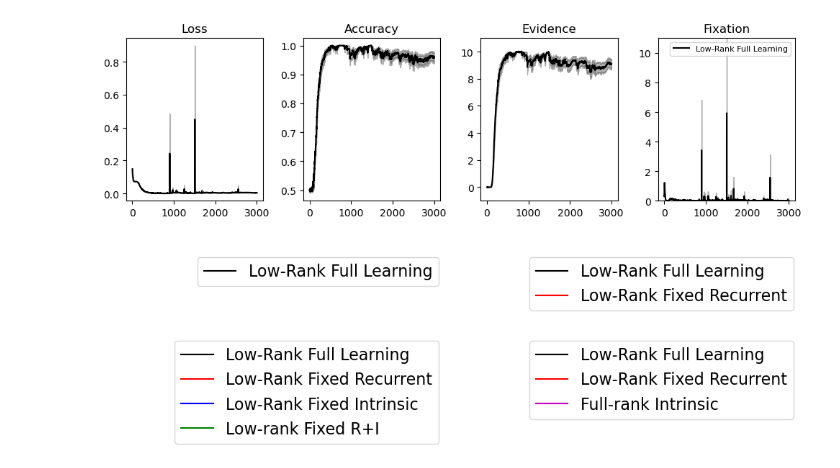
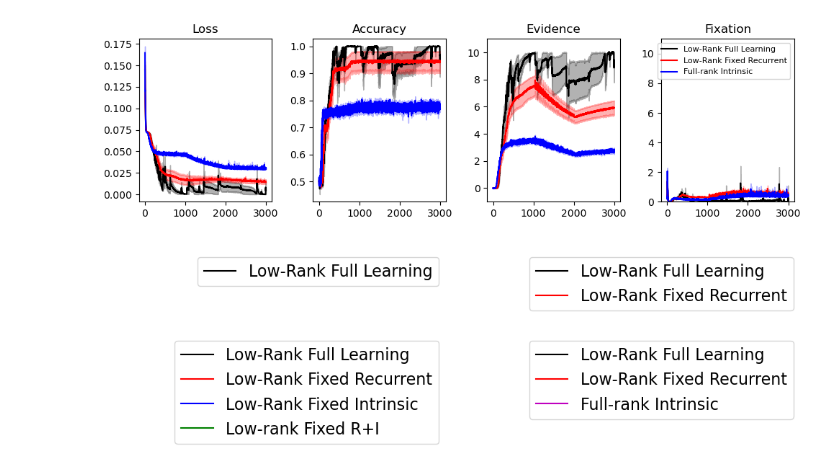
Before and after one commit to landoskape/mcn2024-psets, a Jupyter notebook: intrinsic-excitability/perturb.ipynb, the cells around one changed output. Drawn from its saved outputs; the diff is of its cells as text; code cells hidden in the pictures.

```diff
--- a/intrinsic-excitability/perturb.ipynb
+++ b/intrinsic-excitability/perturb.ipynb
@@ -28,10 +28,17 @@ edges = create_cdf_proportional_bins(30, std_dev=1, range_multiplier=2.5)
 centers = (edges[1:] + edges[:-1]) / 2
 # %%
 # Comparison of performance across different run types
-jobs = [43, 44, 45, 46, 47]
-names = ["Low-Rank Full Learning", "Low-Rank Fixed Recurrent", "Low-Rank Fixed Intrinsic", "Low-rank Fixed R+I", "Full-rank Intrinsic"]
-scale = [1, 1, 1, 1, 0.5]
-keepjob = [True, False, False, False, False]
+# jobs = [43, 44, 45, 46, 47]
+# names = ["Low-Rank Full Learning", "Low-Rank Fixed Recurrent", "Low-Rank Fixed Intrinsic", "Low-rank Fixed R+I", "Full-rank Intrinsic"]
+# scale = [1, 1, 1, 1, 0.5]
+# keepjob = [True, False, False, False, False]
+
+jobs = [48, 49, 50]
+names = ["Low-Rank Full Learning", "Low-Rank Fixed Recurrent", "Full-rank Intrinsic"]
+scale = [1, 1, 0.5]
+keepjob = [True, True, True]
+
+
 figure_name = "LearningComparison"
 include_suffix = "_".join(["T" if keep else "F" for keep in keepjob])
 
@@ -59,35 +66,35 @@ for ii in range(len(jobs)):
     amean = accuracy[ii].mean(dim=0)
     ase = accuracy[ii].std(dim=0) / np.sqrt(accuracy[ii].size(0))
     emean = evidence[ii].mean(dim=0)
     ese = evidence[ii].std(dim=0) / np.sqrt(evidence[ii].size(0))
     fmean = fixation[ii].mean(dim=0)
     fse = fixation[ii].std(dim=0) / np.sqrt(fixation[ii].size(0))
     ax[0].plot(xepochs, lmean, color=cols[ii], label=names[ii])
     ax[0].fill_between(xepochs, lmean - lse, lmean + lse, color=cols[ii], alpha=0.3)
     ax[1].plot(xepochs, amean, color=cols[ii], label=names[ii])
     ax[1].fill_between(xepochs, amean - ase, amean + ase, color=cols[ii], alpha=0.3)
     ax[2].plot(xepochs, emean, color=cols[ii], label=names[ii])
     ax[2].fill_between(xepochs, emean - ese, emean + ese, color=cols[ii], alpha=0.3)
     ax[3].plot(xepochs, fmean, color=cols[ii], label=names[ii])
     ax[3].fill_between(xepochs, fmean - fse, fmean + fse, color=cols[ii], alpha=0.3)
 
 ax[0].set_title("Loss")
 # ax[0].set_ylim(0, 0.1)
 # ax[0].set_yscale('log')
 ax[1].set_title("Accuracy")
 
 
 ax[2].set_title("Evidence")
 ax[2].set_ylim(-1, 11)
 
 ax[3].set_title("Fixation")
 ax[3].set_ylim(0, 11)
 ax[3].legend(fontsize=8)
 
-plt.savefig(f"../project/{figure_name}_{include_suffix}")
+# plt.savefig(f"../project/{figure_name}_{include_suffix}")
 plt.show()
 # %% [output]
-[figure, old version]
+[figure, new version]
 # %%
 names = ["Low-Rank Full Learning", "Low-Rank Fixed Recurrent", "Low-Rank Fixed Intrinsic", "Low-rank Fixed R+I", "Full-rank Intrinsic"]
 to_plot = [[0], [0, 1], [0, 1, 2, 3], [0, 1, 4]]
```
Also changed, not shown: parts of 7 cells of this notebook.
